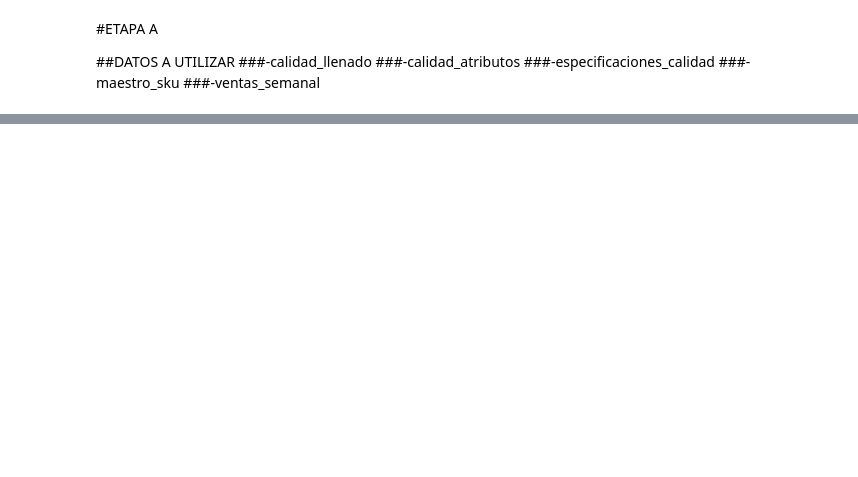
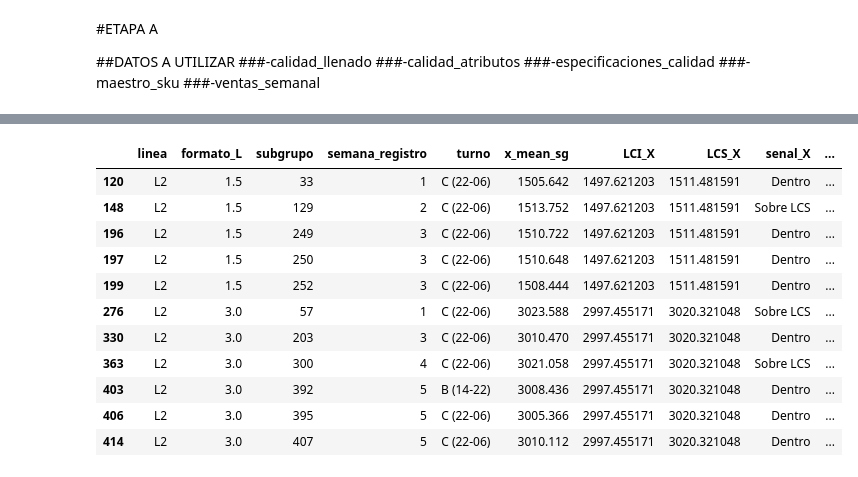
Before and after one commit to BenjaminOrtizO/CaseStudy, a Jupyter notebook: Entrega1.ipynb, the cells around one changed output, grey strips where cells are left out. Saved outputs shown, nothing was run; the diff lists cells and outputs as text; code cells hidden in the pictures; blank space fills up the shorter version.

Commit message:
Este es el proceso de pasar al limpio y corrección de errores.

```diff
--- a/Entrega1.ipynb
+++ b/Entrega1.ipynb
@@ -302,0 +535,71 @@ calidad_llenado_sg.head(840)
+# %%
+
+# Comparar cada subgrupo de Fase I con sus límites de control
+revision = fase1.merge(
+    df_limites,
+    on=['linea', 'formato_L'],
+    how='left'
+)
+
+# Detectar subgrupos fuera de control
+revision['fuera_X'] = (
+    (revision['x_mean_sg'] > revision['LCS_X']) |
+    (revision['x_mean_sg'] < revision['LCI_X'])
+)
+
+revision['fuera_R'] = (
+    (revision['rango_sg'] > revision['LCS_R']) |
+    (revision['rango_sg'] < revision['LCI_R'])
+)
+
+# Identificar qué límite se superó
+revision['senal_X'] = np.select(
+    [
+        revision['x_mean_sg'] > revision['LCS_X'],
+        revision['x_mean_sg'] < revision['LCI_X']
+    ],
+    ['Sobre LCS', 'Bajo LCI'],
+    default='Dentro'
+)
+
+revision['senal_R'] = np.select(
+    [
+        revision['rango_sg'] > revision['LCS_R'],
+        revision['rango_sg'] < revision['LCI_R']
+    ],
+    ['Sobre LCS', 'Bajo LCI'],
+    default='Dentro'
+)
+
+# Mostrar todos los subgrupos con al menos una señal
+fuera_control = revision[
+    revision['fuera_X'] | revision['fuera_R']
+].copy()
+
+columnas = [
+    'linea', 'formato_L', 'subgrupo',
+    'semana_registro', 'turno',
+    'x_mean_sg', 'LCI_X', 'LCS_X', 'senal_X',
+    'rango_sg', 'LCI_R', 'LCS_R', 'senal_R'
+]
+
+print(f"Total de subgrupos fuera de control: {len(fuera_control)}")
+
+display(
+    fuera_control[columnas]
+    .sort_values(['linea', 'formato_L', 'subgrupo'])
+)
+
+# Resumen por proceso y carta
+print("\nRESUMEN POR PROCESO")
+
+display(
+    revision.groupby(['linea', 'formato_L'])
+    .agg(
+        total_subgrupos=('subgrupo', 'size'),
+        fuera_carta_X=('fuera_X', 'sum'),
+        fuera_carta_R=('fuera_R', 'sum')
+    )
+    .reset_index()
+)
+# %% [output]
@@ -302,0 +607,12 @@ calidad_llenado_sg.head(840)
+|  | linea | formato_L | subgrupo | semana_registro | turno | x_mean_sg | LCI_X | LCS_X | senal_X | ... |
+| 120 | L2 | 1.5 | 33 | 1 | C (22-06) | 1505.642 | 1497.621203 | 1511.481591 | Dentro | ... |
+| 148 | L2 | 1.5 | 129 | 2 | C (22-06) | 1513.752 | 1497.621203 | 1511.481591 | Sobre LCS | ... |
+| 196 | L2 | 1.5 | 249 | 3 | C (22-06) | 1510.722 | 1497.621203 | 1511.481591 | Dentro | ... |
+| 197 | L2 | 1.5 | 250 | 3 | C (22-06) | 1510.648 | 1497.621203 | 1511.481591 | Dentro | ... |
+| 199 | L2 | 1.5 | 252 | 3 | C (22-06) | 1508.444 | 1497.621203 | 1511.481591 | Dentro | ... |
+| 276 | L2 | 3.0 | 57 | 1 | C (22-06) | 3023.588 | 2997.455171 | 3020.321048 | Sobre LCS | ... |
+| 330 | L2 | 3.0 | 203 | 3 | C (22-06) | 3010.470 | 2997.455171 | 3020.321048 | Dentro | ... |
+| 363 | L2 | 3.0 | 300 | 4 | C (22-06) | 3021.058 | 2997.455171 | 3020.321048 | Sobre LCS | ... |
+| 403 | L2 | 3.0 | 392 | 5 | B (14-22) | 3008.436 | 2997.455171 | 3020.321048 | Dentro | ... |
+| 406 | L2 | 3.0 | 395 | 5 | C (22-06) | 3005.366 | 2997.455171 | 3020.321048 | Dentro | ... |
+| 414 | L2 | 3.0 | 407 | 5 | C (22-06) | 3010.112 | 2997.455171 | 3020.321048 | Dentro | ... |
```
Also changed, not shown: parts of 50 cells of this notebook.
